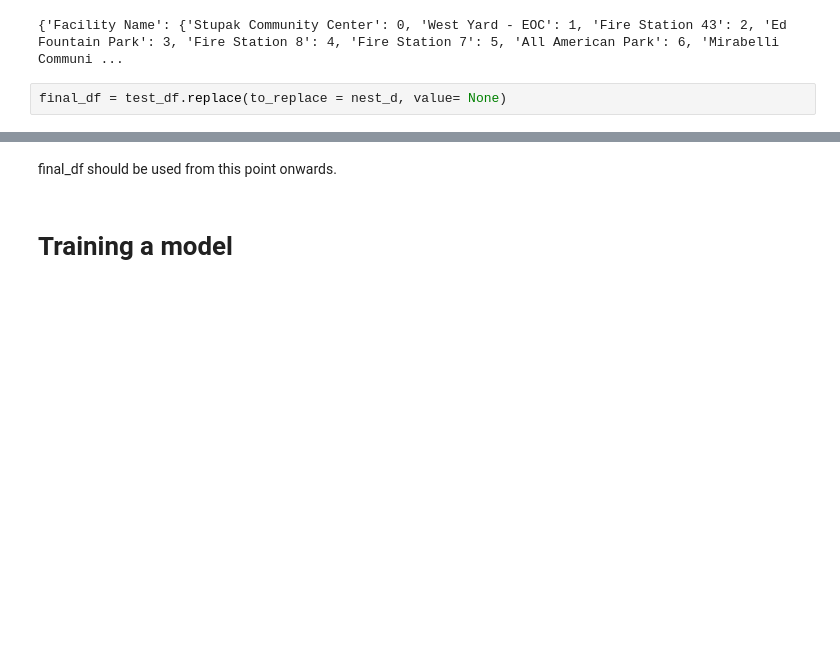
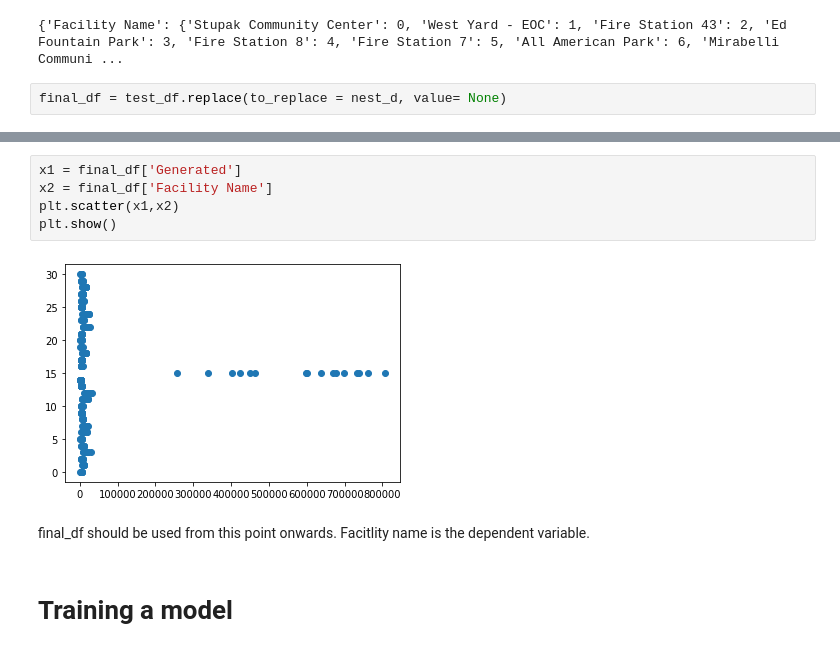
Before and after one commit to gautumsvp7/SolarDataSetPublic, a Jupyter notebook: Solar_Dataset.ipynb, the cells around one changed output, grey strips where cells are left out. Saved outputs shown, nothing was run; the diff lists cells and outputs as text; blank space fills up the shorter version.

```diff
--- a/Solar_Dataset.ipynb
+++ b/Solar_Dataset.ipynb
@@ -148,5 +160,13 @@ final_df = test_df.replace(to_replace = nest_d, value= None)
+# %%
+x1 = final_df['Generated']
+x2 = final_df['Facility Name']
+plt.scatter(x1,x2)
+plt.show()
+# %% [output]
+[figure, added]
 # %% [markdown]
 final_df should be used from this point onwards.
+Facitlity name is the dependent variable.
 # %% [markdown]
 # Training a model
 # %%
```
Also changed, not shown: parts of 6 cells of this notebook.
